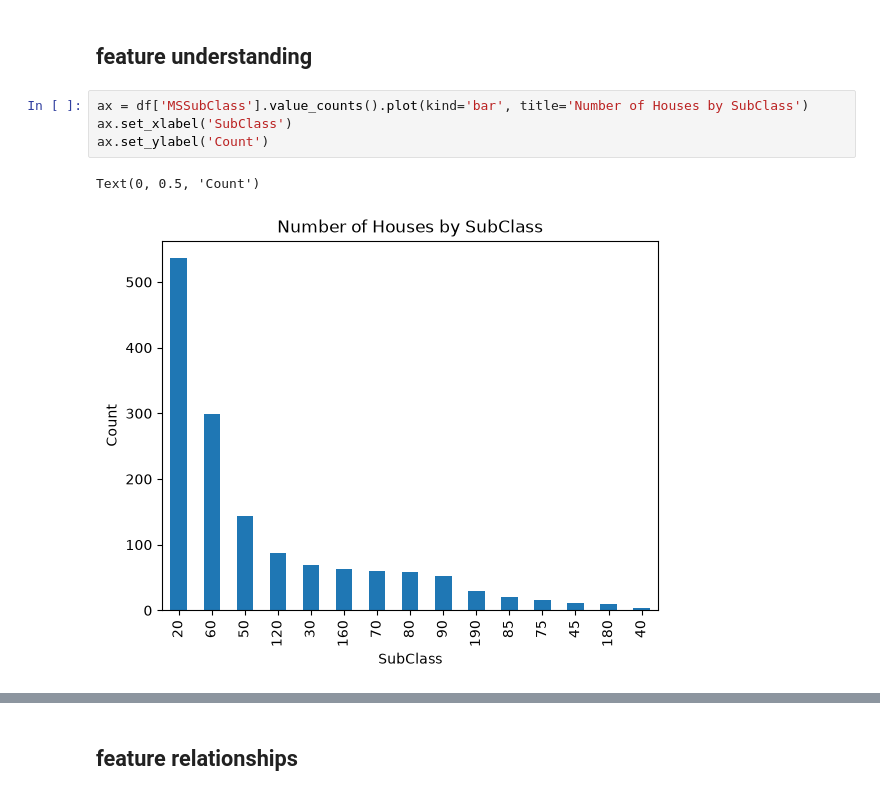
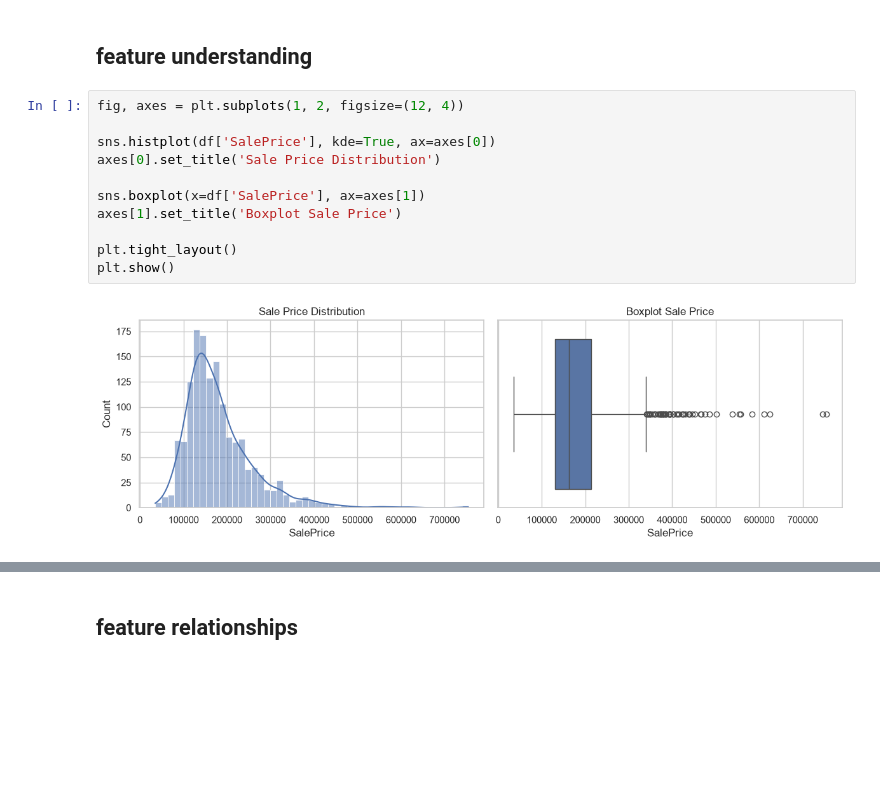
Before and after one commit to anuri-el/Machine-Learning-Technologies, a Jupyter notebook: main.ipynb, the cells around one changed output, grey strips where cells are left out. Saved outputs shown, nothing was run; the diff lists cells and outputs as text; blank space fills up the shorter version.

```diff
--- a/main.ipynb
+++ b/main.ipynb
@@ -163,9 +325,15 @@ dtype: int64
 # %% [markdown]
 ## feature understanding
-# %%
-ax = df['MSSubClass'].value_counts().plot(kind='bar', title='Number of Houses by SubClass')
-ax.set_xlabel('SubClass')
-ax.set_ylabel('Count')
-# %% [output]
-Text(0, 0.5, 'Count')
-[figure, removed]
+# %%
+fig, axes = plt.subplots(1, 2, figsize=(12, 4))
+
+sns.histplot(df['SalePrice'], kde=True, ax=axes[0])
+axes[0].set_title('Sale Price Distribution')
+
+sns.boxplot(x=df['SalePrice'], ax=axes[1])
+axes[1].set_title('Boxplot Sale Price')
+
+plt.tight_layout()
+plt.show()
+# %% [output]
+[figure, added]
```
Also changed, not shown: parts of 21 cells of this notebook, 9 other files.
